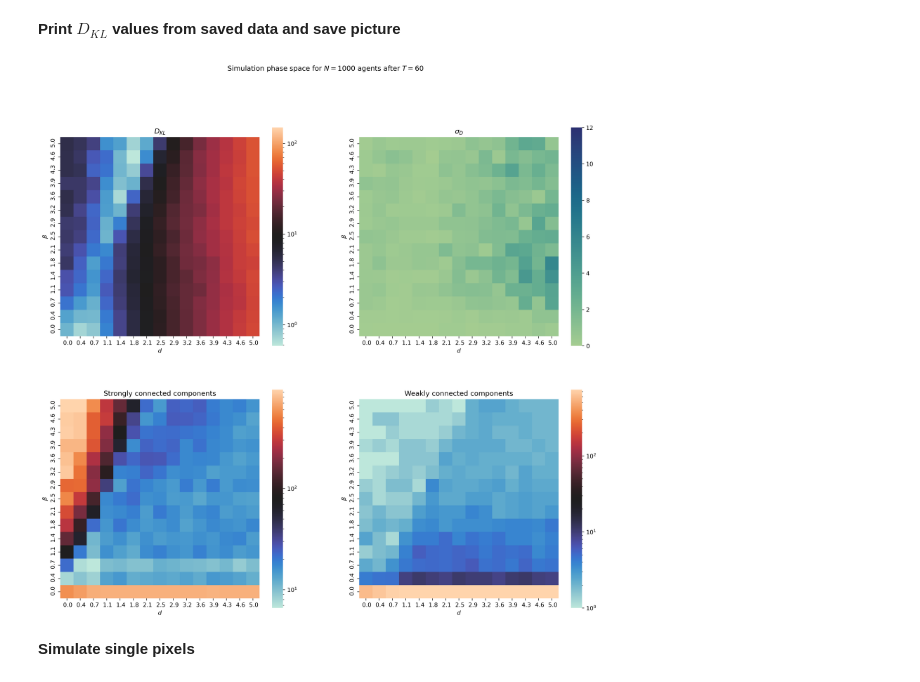
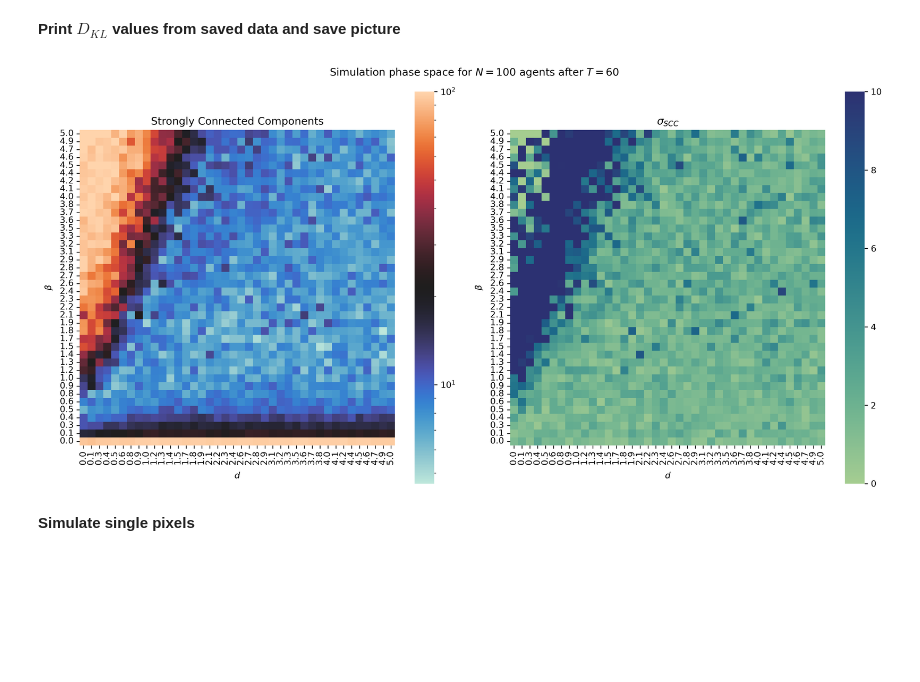
Before and after one commit to lunahsenzacca/EC, a Jupyter notebook: explore_data.ipynb, the cells around one changed output. Drawn from its saved outputs; the diff is of its cells as text; code cells hidden in the pictures; blank space fills up the shorter version.

```diff
--- a/explore_data.ipynb
+++ b/explore_data.ipynb
@@ -16,7 +16,7 @@ from matplotlib.colors import LogNorm
 **Let's select the parameter space**
 # %%
 # Resolution
-res = 15
+res = 40
 
 # Pruning parameters
 beta = np.linspace(0.001, 5, res)
@@ -31,69 +31,95 @@ varc = 10
 d_norm = dist[:]/np.sqrt(varc)
 
 # Set number of agents
-N = 1000
+N = 100
 
 # Where to store values
 sv_pth = './b[' + str(beta[0]) + ',' + str(beta[-1]) + ']d[' + str(dist[0]) + ',' + str(dist[-1]) + ']/'
+
+titles = ['$D_{0}$','$\\sigma_{D_{0}}$',
+          '$D_{T}$','$\\sigma_{D_{T}}$',
+          'Strongly Connected Components','$\\sigma_{SCC}$',
+          'Weakly Connected Components','$\\sigma_{WCC}$',
+          'Assortativity','$\\sigma_{a}$',
+          'Transitivity','$\\sigma_{t}$']
 # %% [markdown]
 **Print $D_{KL}$ values from saved data and save picture**
 # %%
 # Load saved arrays
+TOT = np.load(sv_pth + str(N) + '_' + str(res) + 'ps.npy').reshape((res,res,12))
 
-
-TOT = np.load(sv_pth + str(N) + '_' + str(res) + 'ps.npy').reshape((res,res,6))
-
-DV0 = TOT[:,:,0]
-DV0_var = TOT[:,:,1]
-DV = TOT[:,:,2]
-DV_var = TOT[:,:,3]
-
-SCC = TOT[:,:,4]
-WCC = TOT[:,:,5]
-
+c = 2
 
 # Get labels for graphics
 b_st = []
 for b in beta:
 
     b_st.append(f'{b: 0,.1f}')
 
 d_st = []
 for dis in dist:
 
     d_st.append(f'{dis: 0,.1f}')
 
 # Print phase space
-fig, ax = plt.subplots(2,2, figsize = (17,15), dpi = 300)
+fig, ax = plt.subplots(1,2, figsize = (14,7), dpi = 300)
 
-sns.heatmap(DV, norm = LogNorm(vmax = 150), square = True, cmap = 'icefire', xticklabels = d_st, yticklabels = b_st, ax = ax[0][0])
-sns.heatmap(np.sqrt(DV_var), vmin = 0, vmax = 12, square = True, cmap = 'crest', xticklabels = d_st, yticklabels = b_st, ax = ax[0][1])
+# DV0
+if c == 0:
 
-sns.heatmap(SCC, norm = LogNorm(), square = True, cmap = 'icefire', xticklabels = d_st, yticklabels = b_st, ax = ax[1][0])
-sns.heatmap(WCC, norm = LogNorm(), square = True, cmap = 'icefire', xticklabels = d_st, yticklabels = b_st, ax = ax[1][1])
+    sns.heatmap(TOT[:,:,2*c], norm = LogNorm(vmax = 20), square = True, cmap = 'icefire', xticklabels = d_st, yticklabels = b_st, ax = ax[0])
+    sns.heatmap(np.sqrt(TOT[:,:,2*c + 1]), vmin = 0, vmax = 1, square = True, cmap = 'crest', xticklabels = d_st, yticklabels = b_st, ax = ax[1])
 
-ax[0][0].set_title('$D_{KL}$', )
-ax[0][1].set_title('$\\sigma_{D}$')
+# DV
+elif c == 1:
 
-ax[1][0].set_title('Strongly connected components')
-ax[1][1].set_title('Weakly connected components')
+    sns.heatmap(TOT[:,:,2*c], norm = LogNorm(vmax = 50), square = True, cmap = 'icefire', xticklabels = d_st, yticklabels = b_st, ax = ax[0])
+    sns.heatmap(np.sqrt(TOT[:,:,2*c + 1]), vmin = 0, vmax = 10, square = True, cmap = 'crest', xticklabels = d_st, yticklabels = b_st, ax = ax[1])
+
+# SCC
+elif c == 2:
+
+    sns.heatmap(TOT[:,:,2*c], norm = LogNorm(vmax = N), square = True, cmap = 'icefire', xticklabels = d_st, yticklabels = b_st, ax = ax[0])
+    sns.heatmap(np.sqrt(TOT[:,:,2*c + 1]), vmin = 0, vmax = 0.1*N, square = True, cmap = 'crest', xticklabels = d_st, yticklabels = b_st, ax = ax[1])
+
+# WCC
+elif c == 3:
+
+    sns.heatmap(TOT[:,:,2*c], norm = LogNorm(vmax = N), square = True, cmap = 'icefire', xticklabels = d_st, yticklabels = b_st, ax = ax[0])
+    sns.heatmap(np.sqrt(TOT[:,:,2*c + 1]), vmin = 0, vmax = 0.1*N, square = True, cmap = 'crest', xticklabels = d_st, yticklabels = b_st, ax = ax[1])
+
+# Ass
+elif c == 4:
+
+    sns.heatmap(TOT[:,:,2*c], vmin = 0.2, vmax = 1, square = True, cmap = 'icefire', xticklabels = d_st, yticklabels = b_st, ax = ax[0])
+    sns.heatmap(np.sqrt(TOT[:,:,2*c + 1]), vmin = 0, vmax = 0.1, square = True, cmap = 'crest', xticklabels = d_st, yticklabels = b_st, ax = ax[1])
+
+# Trans
+elif c == 5:
+
+    sns.heatmap(TOT[:,:,2*c], norm = LogNorm(vmax = 0.5), square = True, cmap = 'icefire', xticklabels = d_st, yticklabels = b_st, ax = ax[0])
+    sns.heatmap(np.sqrt(TOT[:,:,2*c + 1]), vmin = 0, vmax = 0.1, square = True, cmap = 'crest', xticklabels = d_st, yticklabels = b_st, ax = ax[1])
+
+ax[0].set_title(titles[2*c])
+ax[1].set_title(titles[2*c + 1])
 
 for a in ax:
-    for b in a:
 
-        b.invert_yaxis()
+    a.invert_yaxis()
 
-        b.set_xlabel('$d$')
-        b.set_ylabel('$\\beta$')
+    a.set_xlabel('$d$')
+    a.set_ylabel('$\\beta$')
 
 
 
-fig.suptitle('Simulation phase space for $N = 1000$ agents after $T = 60$')
+fig.suptitle('Simulation phase space for $N = $' + str(N) + ' agents after $T = 60$')
 
-plt.savefig(sv_pth + str(N) + '_' + str(res) + '.png', dpi = 300)
+plt.tight_layout()
+
+plt.savefig(sv_pth + str(c) + '_' + str(N) + '_' + str(res) + '.png', dpi = 300)
 plt.show()
 # %% [output]
-[figure, old version]
+[figure, new version]
 # %% [markdown]
 **Simulate single pixels**
 # %%
```
Also changed, not shown: parts of 5 cells of this notebook, 1 other file.
